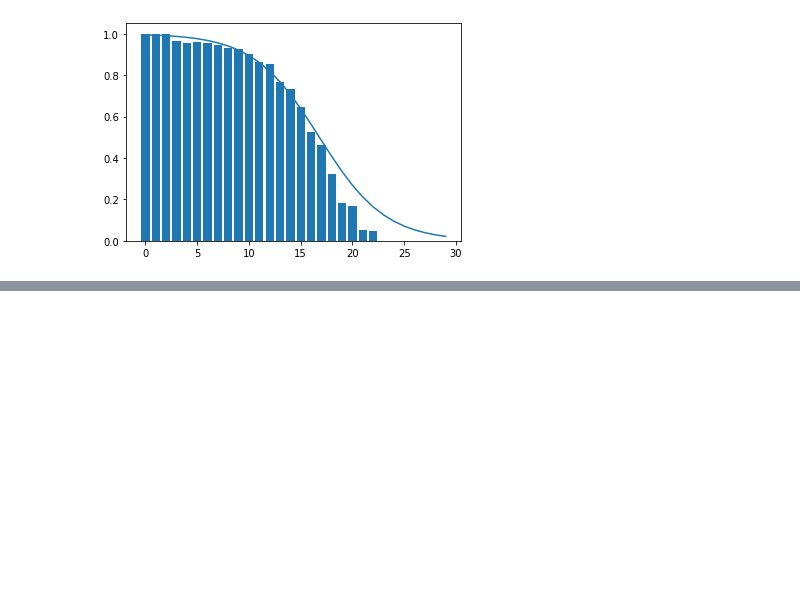
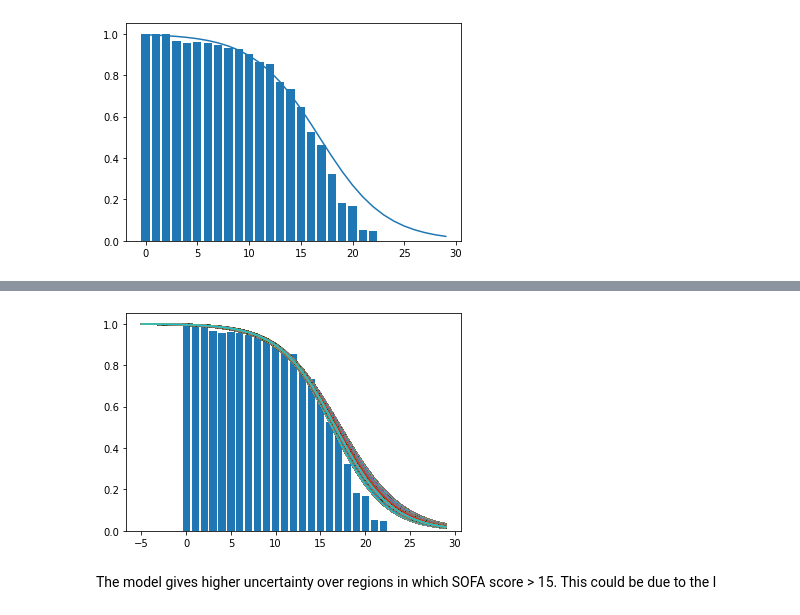
Before and after one commit to yichong96/Bayesian-Inference, a Jupyter notebook: Bayesian logistic Regression.ipynb, the cells around one changed output, grey strips where cells are left out. Saved outputs shown, nothing was run; the diff lists cells and outputs as text; code cells hidden in the pictures; blank space fills up the shorter version.

```diff
--- a/Bayesian logistic Regression.ipynb
+++ b/Bayesian logistic Regression.ipynb
@@ -191,0 +212,15 @@ plt.bar(x,y)
+# %%
+tot_samples = len(alpha_samples)
+plt.bar(x,y)
+for i in range(tot_samples):
+    alpha = alpha_samples[i]
+    beta = beta_samples[i]
+
+    Y = [logistic_likelihood(i, alpha, beta) for i in range(-5,30)]
+    plt.plot(np.arange(-5,30), Y)
+
+plt.show()
+# %% [output]
+[figure, added]
+# %% [markdown]
+The model gives higher uncertainty over regions in which SOFA score > 15. This could be due to the l
```
Also changed, not shown: parts of 4 cells of this notebook.
